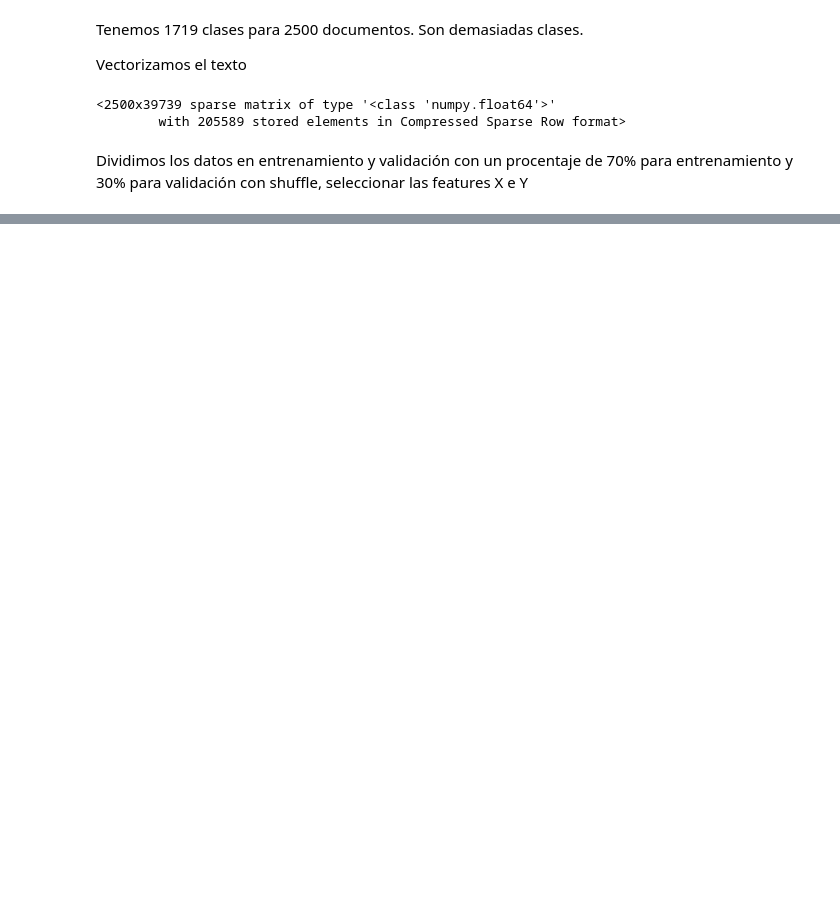
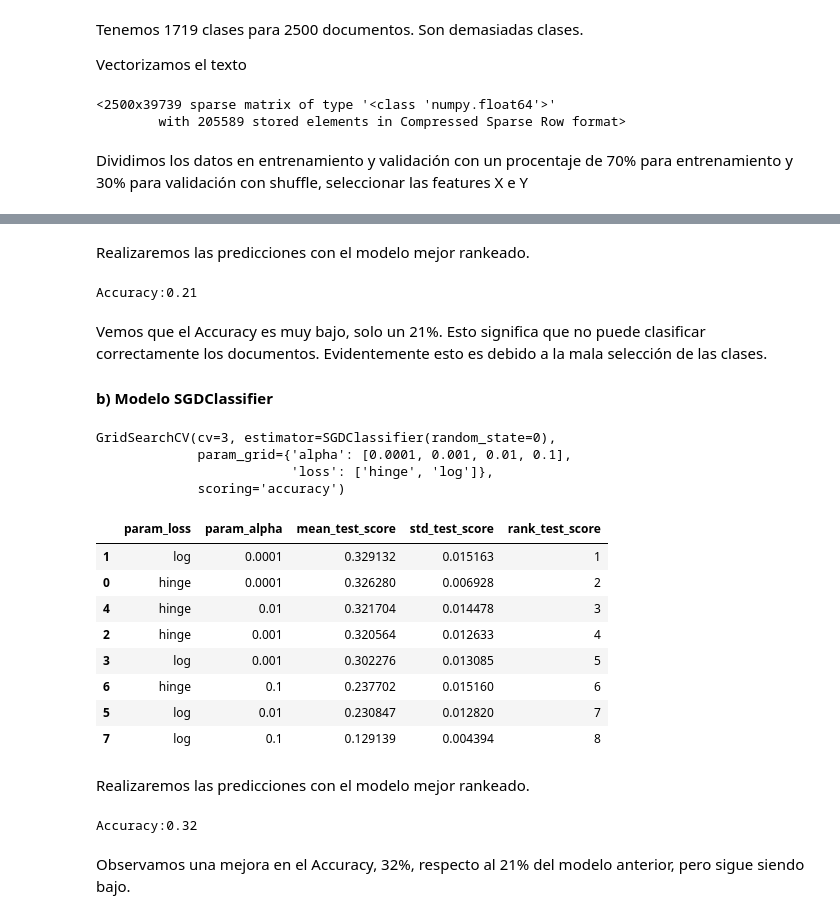
Before and after one commit to jorgeperezv/Busqueda-y-Recomendacion-de-Textos-Legales, a Jupyter notebook: Practico 4 - Aprendizaje Supervisado.ipynb, the cells around one changed output, grey strips where cells are left out. Saved outputs shown, nothing was run; the diff lists cells and outputs as text; code cells hidden in the pictures; blank space fills up the shorter version.

```diff
--- a/Practico 4 - Aprendizaje Supervisado.ipynb
+++ b/Practico 4 - Aprendizaje Supervisado.ipynb
@@ -773,0 +901,2 @@ Vemos que la precisión es pésima, solo un 5%. Esto significa que no puede clas
+# %% [markdown]
+Realizaremos las predicciones con el modelo mejor rankeado.
@@ -773,0 +908,44 @@ Vemos que la precisión es pésima, solo un 5%. Esto significa que no puede clas
+# %%
+accuracy = metrics.accuracy_score(y_test, y_test_pred)
+print(f'Accuracy:{accuracy:{0.2}}')
+# %% [output]
+Accuracy:0.21
+# %% [markdown]
+Vemos que el Accuracy es muy bajo, solo un 21%. Esto significa que no puede clasificar correctamente los documentos. Evidentemente esto es debido a la mala selección de las clases.
+
+#### b) Modelo SGDClassifier
+# %%
+param_grid = {
+    'loss': [
+        'hinge',        # SVM
+        'log',          # logistic regression
+    ],
+    'alpha': [0.0001, 0.001, 0.01, 0.1]
+}
+# %%
+model = SGDClassifier(random_state=0)
+# %%
+cv = GridSearchCV(model, param_grid, scoring='accuracy', cv=3)
+cv.fit(X_train, y_train)
+# %% [output]
+GridSearchCV(cv=3, estimator=SGDClassifier(random_state=0),
+             param_grid={'alpha': [0.0001, 0.001, 0.01, 0.1],
+                         'loss': ['hinge', 'log']},
+             scoring='accuracy')
+# %%
+results = cv.cv_results_
+# %%
+df_results = pandas.DataFrame(results)
+df_results[['param_loss', 'param_alpha', 'mean_test_score', 'std_test_score', 'rank_test_score']].sort_values(by=["rank_test_score"])
+# %% [output]
+|  | param_loss | param_alpha | mean_test_score | std_test_score | rank_test_score |
+| 1 | log | 0.0001 | 0.329132 | 0.015163 | 1 |
+| 0 | hinge | 0.0001 | 0.326280 | 0.006928 | 2 |
+| 4 | hinge | 0.01 | 0.321704 | 0.014478 | 3 |
+| 2 | hinge | 0.001 | 0.320564 | 0.012633 | 4 |
+| 3 | log | 0.001 | 0.302276 | 0.013085 | 5 |
+| 6 | hinge | 0.1 | 0.237702 | 0.015160 | 6 |
+| 5 | log | 0.01 | 0.230847 | 0.012820 | 7 |
+| 7 | log | 0.1 | 0.129139 | 0.004394 | 8 |
+# %% [markdown]
+Realizaremos las predicciones con el modelo mejor rankeado.
@@ -773,0 +957,7 @@ Vemos que la precisión es pésima, solo un 5%. Esto significa que no puede clas
+# %%
+accuracy = metrics.accuracy_score(y_test, y_test_pred)
+print(f'Accuracy:{accuracy:{0.2}}')
+# %% [output]
+Accuracy:0.32
+# %% [markdown]
+Observamos una mejora en el Accuracy, 32%, respecto al 21% del modelo anterior, pero sigue siendo bajo.
```
Also changed, not shown: parts of 66 cells of this notebook.
